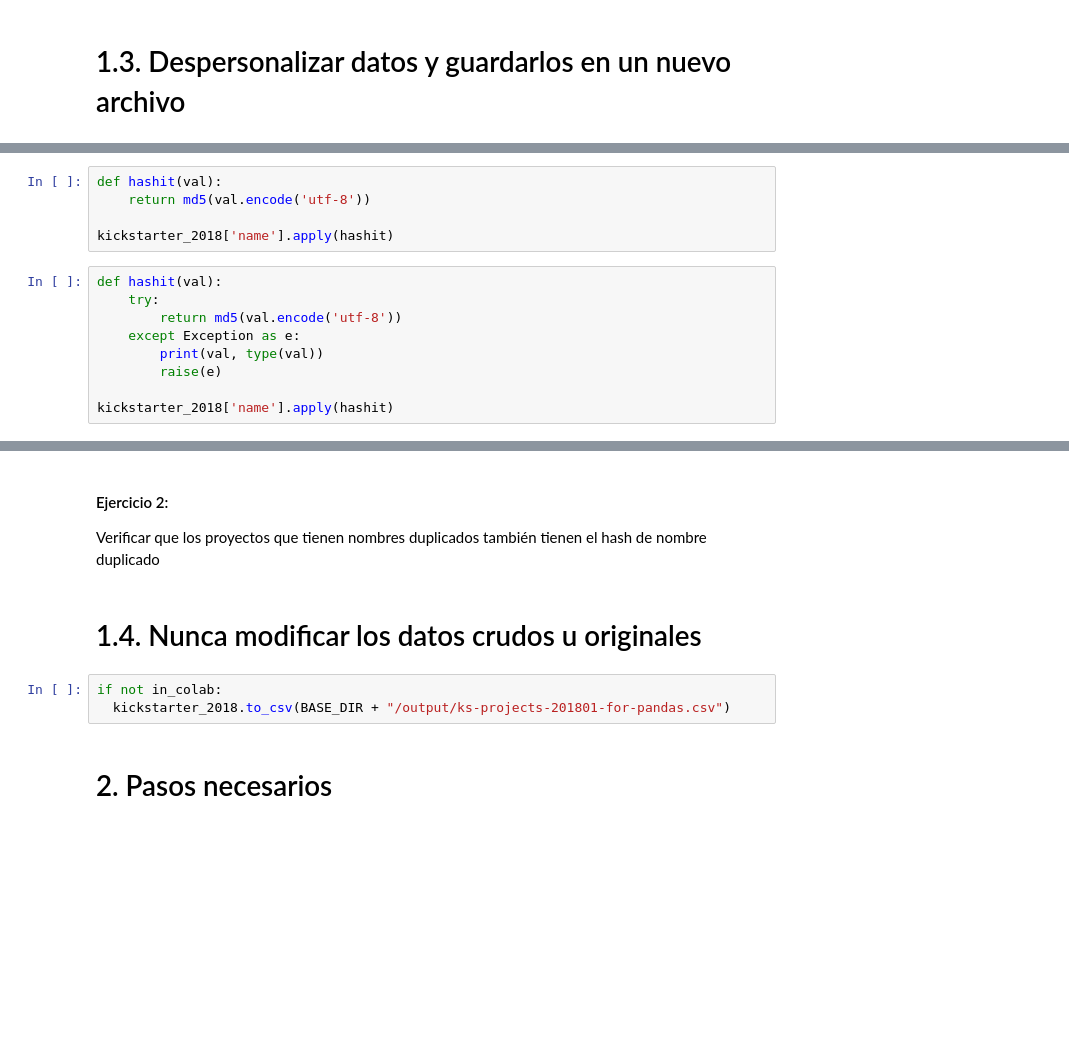
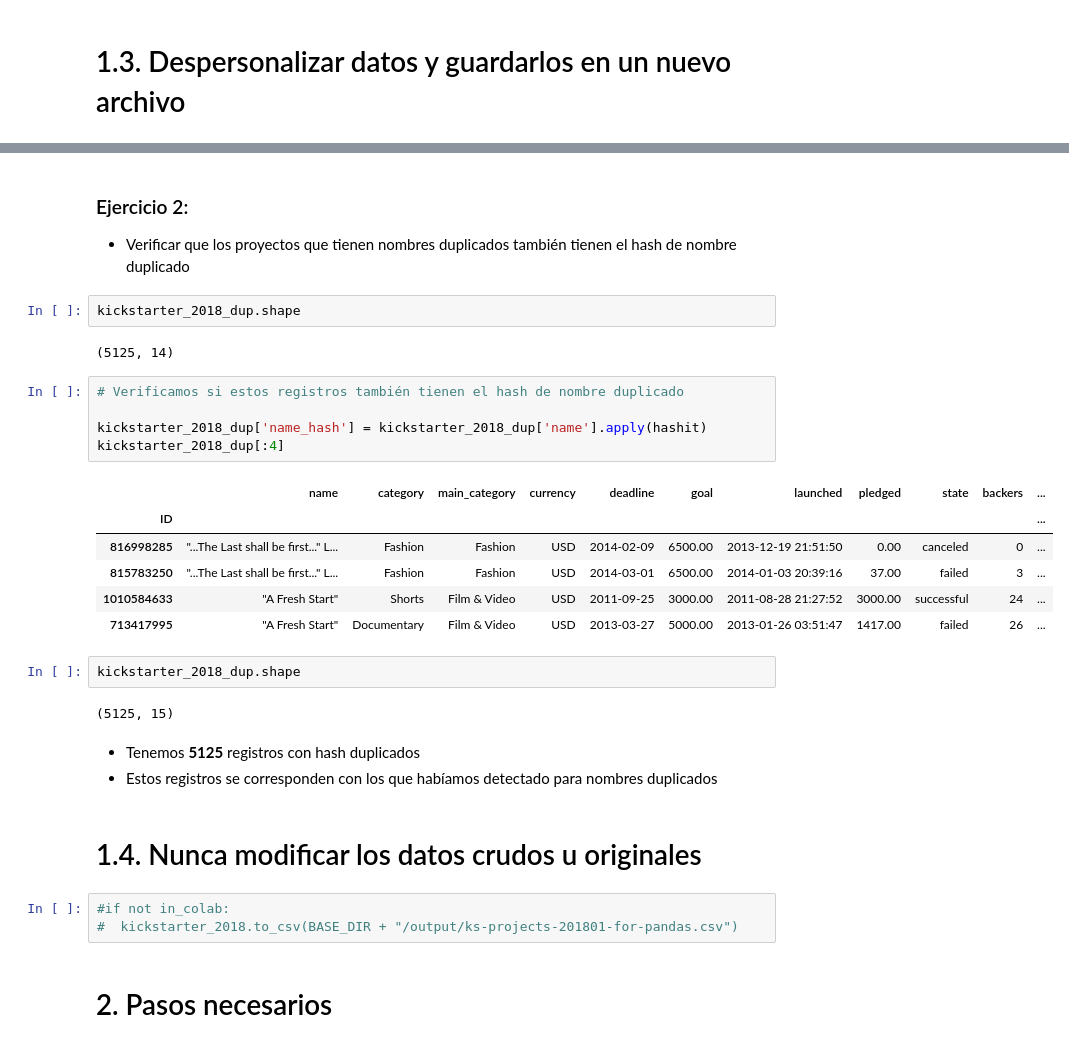
Before and after one commit to Verobornancini/AnalisisYCuracion, a Jupyter notebook: notebooks/Limpieza.ipynb, the cells around one changed output, grey strips where cells are left out. Drawn from its saved outputs; the diff is of its cells as text; blank space fills up the shorter version.

```diff
--- a/notebooks/Limpieza.ipynb
+++ b/notebooks/Limpieza.ipynb
@@ -367,14 +356,0 @@ TypeError: Unicode-objects must be encoded before hashing
-# %%
-def hashit(val):
-    return md5(val.encode('utf-8'))
-
-kickstarter_2018['name'].apply(hashit)
-# %%
-def hashit(val):
-    try:
-        return md5(val.encode('utf-8'))
-    except Exception as e:
-        print(val, type(val))
-        raise(e)
-
-kickstarter_2018['name'].apply(hashit)
@@ -389,12 +390,35 @@ kickstarter_2018['name'].apply(hashit)
 # %% [markdown]
-#### Ejercicio 2:
+### Ejercicio 2:
 
-Verificar que los proyectos que tienen nombres duplicados también tienen el hash de nombre duplicado
+* Verificar que los proyectos que tienen nombres duplicados también tienen el hash de nombre duplicado
+# %%
+kickstarter_2018_dup.shape
+# %% [output]
+(5125, 14)
+# %%
+# Verificamos si estos registros también tienen el hash de nombre duplicado
+
+kickstarter_2018_dup['name_hash'] = kickstarter_2018_dup['name'].apply(hashit)
+kickstarter_2018_dup[:4]
+# %% [output]
+|  | name | category | main_category | currency | deadline | goal | launched | pledged | state | backers | ... |
+| ID |  |  |  |  |  |  |  |  |  |  | ... |
+| 816998285 | "...The Last shall be first..." L... | Fashion | Fashion | USD | 2014-02-09 | 6500.00 | 2013-12-19 21:51:50 | 0.00 | canceled | 0 | ... |
+| 815783250 | "...The Last shall be first..." L... | Fashion | Fashion | USD | 2014-03-01 | 6500.00 | 2014-01-03 20:39:16 | 37.00 | failed | 3 | ... |
+| 1010584633 | "A Fresh Start" | Shorts | Film & Video | USD | 2011-09-25 | 3000.00 | 2011-08-28 21:27:52 | 3000.00 | successful | 24 | ... |
+| 713417995 | "A Fresh Start" | Documentary | Film & Video | USD | 2013-03-27 | 5000.00 | 2013-01-26 03:51:47 | 1417.00 | failed | 26 | ... |
+# %%
+kickstarter_2018_dup.shape
+# %% [output]
+(5125, 15)
+# %% [markdown]
+* Tenemos **5125** registros con hash duplicados
+* Estos registros se corresponden con los que habíamos detectado para nombres duplicados
 # %% [markdown]
 # 1.4. Nunca modificar los datos crudos u originales
 # %%
-if not in_colab:
-  kickstarter_2018.to_csv(BASE_DIR + "/output/ks-projects-201801-for-pandas.csv")
+#if not in_colab:
+#  kickstarter_2018.to_csv(BASE_DIR + "/output/ks-projects-201801-for-pandas.csv")
 # %% [markdown]
 
 # 2. Pasos necesarios
```
Also changed, not shown: parts of 25 cells of this notebook.
